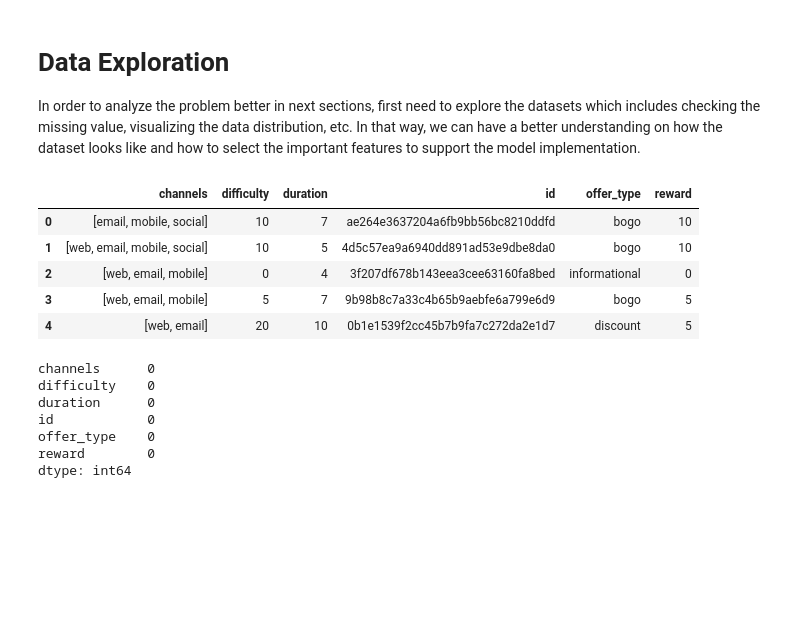
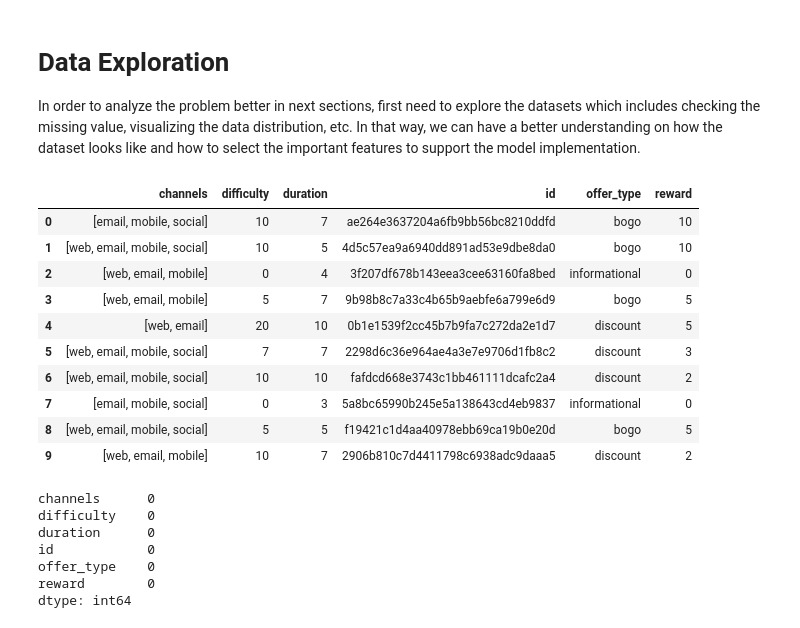
Before and after one commit to JcFreya/Starbucks-Capstone-Challenge, a Jupyter notebook: Starbucks_Capstone_notebook.ipynb, the cells around one changed output. Saved outputs shown, nothing was run; the diff lists cells and outputs as text; code cells hidden in the pictures; blank space fills up the shorter version.

```diff
--- a/Starbucks_Capstone_notebook.ipynb
+++ b/Starbucks_Capstone_notebook.ipynb
@@ -103,14 +103,19 @@ transcript = pd.read_json('data/transcript.json', orient='records', lines=True)
 In order to analyze the problem better in next sections, first need to explore the datasets which includes checking the missing value, visualizing the data distribution, etc. In that way, we can have a better understanding on how the dataset looks like and how to select the important features to support the model implementation.
 # %%
 # view the portfolio dataset
-portfolio.head()
+portfolio
 # %% [output]
 |  | channels | difficulty | duration | id | offer_type | reward |
 | 0 | [email, mobile, social] | 10 | 7 | ae264e3637204a6fb9bb56bc8210ddfd | bogo | 10 |
 | 1 | [web, email, mobile, social] | 10 | 5 | 4d5c57ea9a6940dd891ad53e9dbe8da0 | bogo | 10 |
 | 2 | [web, email, mobile] | 0 | 4 | 3f207df678b143eea3cee63160fa8bed | informational | 0 |
 | 3 | [web, email, mobile] | 5 | 7 | 9b98b8c7a33c4b65b9aebfe6a799e6d9 | bogo | 5 |
 | 4 | [web, email] | 20 | 10 | 0b1e1539f2cc45b7b9fa7c272da2e1d7 | discount | 5 |
+| 5 | [web, email, mobile, social] | 7 | 7 | 2298d6c36e964ae4a3e7e9706d1fb8c2 | discount | 3 |
+| 6 | [web, email, mobile, social] | 10 | 10 | fafdcd668e3743c1bb461111dcafc2a4 | discount | 2 |
+| 7 | [email, mobile, social] | 0 | 3 | 5a8bc65990b245e5a138643cd4eb9837 | informational | 0 |
+| 8 | [web, email, mobile, social] | 5 | 5 | f19421c1d4aa40978ebb69ca19b0e20d | bogo | 5 |
+| 9 | [web, email, mobile] | 10 | 7 | 2906b810c7d4411798c6938adc9daaa5 | discount | 2 |
 # %%
 # quick check on missing value in dataset
 portfolio.isnull().sum()
```
Also changed, not shown: parts of 14 cells of this notebook, 1 other file.
